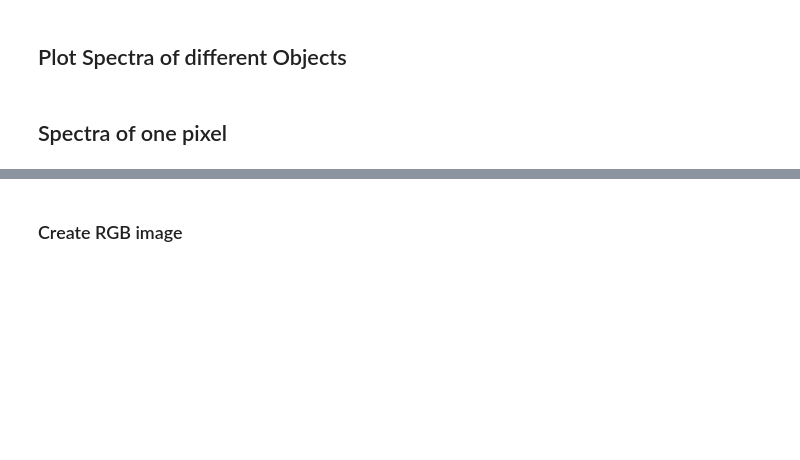
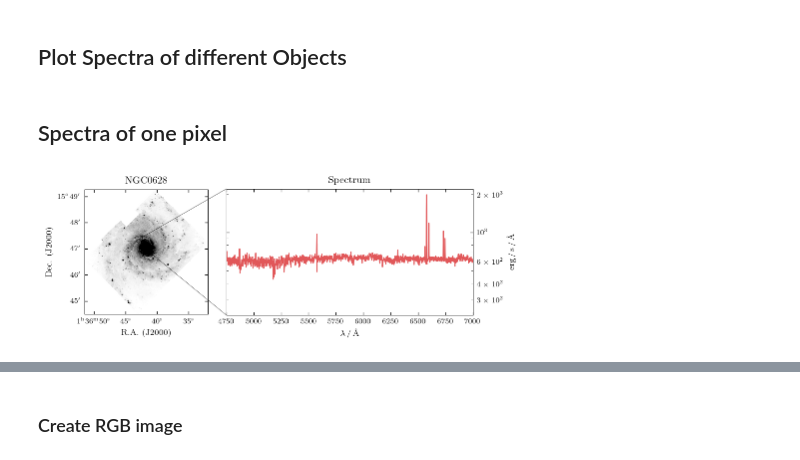
Before and after one commit to fschmnn/pnlf, a Jupyter notebook: notebooks/PHANGS_data.ipynb, the cells around one changed output, grey strips where cells are left out. Cells and saved outputs as stored; diff of their text form; code cells hidden in the pictures; blank space fills up the shorter version.

```diff
--- a/notebooks/PHANGS_data.ipynb
+++ b/notebooks/PHANGS_data.ipynb
@@ -51,7 +55,7 @@ with open(basedir / 'data' / 'interim' / 'parameters.yml') as yml_file:
 # %% [markdown]
 ### MUSE Cubes
 # %%
-filename = data_ext / 'MUSE' / 'MOSAIC' / name / f'{name}_DATACUBE_FINAL.fits'
+filename = data_ext / 'MUSE' / 'DR1' / 'MOSAIC' / name / f'{name}_DATACUBE_FINAL.fits'
 
 with fits.open(filename , memmap=True, mode='denywrite') as hdul:
     #cube=SpectralCube(data=hdul[1].data,wcs=WCS(hdul[1].header))
@@ -72,8 +76,8 @@ nebulae.rename_columns(['cen_x','cen_y'],['x','y'])
 nebulae = filter_table(nebulae,BPT_NII=0,BPT_SII=0,BPT_OI=0,flag_star=0)
 # %%
 # the nebulae that were classified by myself (mostly PN)
-filename = basedir / 'data' / 'catalogues' / f'pn_candidates_{name}.txt'
-my_nebulae = ascii.read(filename,format='fixed_width',delimiter='\t')
+filename = basedir / 'data' / 'catalogues' / f'{name}_nebulae.txt'
+my_nebulae = ascii.read(filename,format='fixed_width_two_line',delimiter_pad=' ',position_char='=')
 
 pn  = my_nebulae[my_nebulae['type']=='PN']
 HII = my_nebulae[my_nebulae['type']=='HII']
@@ -266,7 +270,7 @@ plt.savefig(filename,bbox_inches='tight',dpi=600)
 # %% [markdown]
 ## Spectra of one pixel
 # %%
-def cutout_spectrum(position,img,data_cube,wcs,title=None):
+def cutout_spectrum(position,img,data_cube,wcs,title=None,xlim=[4750,7000]):
     '''Plot one spectra of a MUSE data cube with Image
 
     Parameters
@@ -305,7 +309,7 @@ def cutout_spectrum(position,img,data_cube,wcs,title=None):
     norm = simple_norm(img,'linear',clip=False,percent=95)
     ax1.imshow(img, origin='lower',norm=norm,cmap='Greys')
 
-    spectra = np.sum(data_cube[...,int(x)-1:int(x)+1,int(y)-1:int(y)+1],axis=(1,2))
+    spectra = np.sum(data_cube[...,int(x)-2:int(x)+2,int(y)-2:int(y)+2],axis=(1,2))
     # the wavelenght coverage of MUSE
     wavelength = np.linspace(4749.88,9349.88,data_cube.shape[0])
 
@@ -318,36 +322,40 @@ def cutout_spectrum(position,img,data_cube,wcs,title=None):
 
     ax2.set(title='Spectrum',
             yscale='log',
-            xlim=[4750,7000],
+            xlim=xlim,
             #ylim=[1e2,7e2],
             xlabel=r'$\lambda$\,/\,\AA',
             ylabel=r'erg\,/\,s\,/\,\AA')
 
     ax2.yaxis.tick_right()
     ax2.yaxis.set_ticks_position('both')
     ax2.yaxis.set_label_position("right")
 
 
     ax1.add_patch(mpl.patches.Rectangle((x,y),1,1,linewidth=0.3,edgecolor='k',facecolor='none'))
     plt.subplots_adjust(wspace=0.1)
 
     x = int(x)
     y = int(y)
     con = mpl.patches.ConnectionPatch(xyA=((x+1)/galaxy.shape[1],(y+1)/galaxy.shape[0]), xyB=(0,1),
                                       coordsA="axes fraction", coordsB="axes fraction",
                                       axesA=ax1, axesB=ax2, color="black",linewidth=0.3)
     ax2.add_artist(con)
     con = mpl.patches.ConnectionPatch(xyA=((x+1)/galaxy.shape[1],(y)/galaxy.shape[0]), xyB=(0,0),
                                       coordsA="axes fraction", coordsB="axes fraction",
                                       axesA=ax1, axesB=ax2, color="black",linewidth=0.3)
     ax2.add_artist(con)
 
-    filename = basedir / 'reports' / 'cluster' / 'cutout_spectrum.pdf'
-    plt.savefig(filename,bbox_inches='tight',dpi=800)
-    return 0
+    #filename = basedir / 'reports' / 'cluster' / 'cutout_spectrum.pdf'
+    #plt.savefig(filename,bbox_inches='tight',dpi=800)
+    #return 0
 
 # position can be SkyCoord or (x,y) tuple
-position = clusters[clusters['ID']==167]['SkyCoord']
+#position = clusters[clusters['ID']==167]['SkyCoord']
 position = pn[['x','y']][1]
+row = pn[(pn['mOIII']<28) & (pn['v_SIGMA']>0)][2]
+position=row[['x','y']]
 
 cutout_spectrum(position,galaxy.whitelight,data_cube,galaxy.wcs,galaxy.name)
+# %% [output]
+[figure, added]
```
Also changed, not shown: parts of 10 cells of this notebook, 14 other files.
